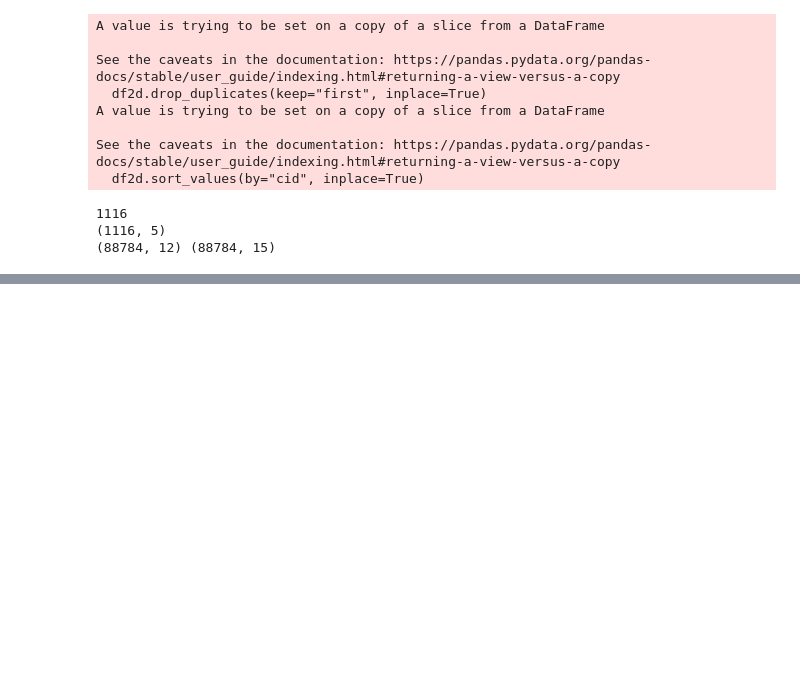
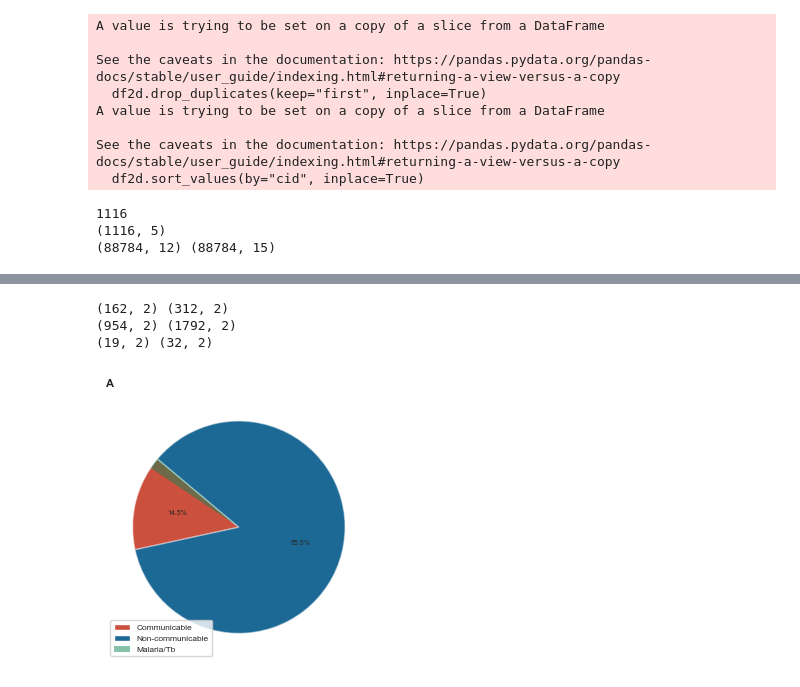
Before and after one commit to ersilia-os/pharmacogx-embeddings, a Jupyter notebook: paper/figure1.ipynb, the cells around one changed output, grey strips where cells are left out. Drawn from its saved outputs; the diff is of its cells as text; code cells hidden in the pictures; blank space fills up the shorter version.

```diff
--- a/paper/figure1.ipynb
+++ b/paper/figure1.ipynb
@@ -161,0 +64,46 @@ plt.boxplot([admevars_counts['frequency'], nonadmevars_counts['frequency']], lab
+# %%
+ncom = df_[df_["is_noncommunicable"]==1]
+com = df_[df_["is_infectious"]==1]
+ncom_counts = ncom['cid'].value_counts().reset_index()
+com_counts = com['cid'].value_counts().reset_index()
+
+drugs = pd.read_csv(os.path.join("data", "curated_drugs_for_gradient.tsv"), sep="\t")
+drugs_notann = list(set([x.lower() for x in drugs["Drug"]])-set(df["chemical"]))
+drugs_ann = df[df["chemical"].isin([x.lower() for x in drugs["Drug"]])]
+drugs_counts = drugs_ann["chemical"].value_counts().reset_index()
+
+# ADD Missing Drugs
+all_com = atc[atc["is_infectious"]==1]["pharmgkb_id"].tolist()
+all_ncom = atc[atc["is_noncommunicable"]==1]["pharmgkb_id"].tolist()
+non_ann_com = list(set(all_com)-set(com_counts["cid"]))
+non_ann_ncom = list(set(all_ncom)-set(ncom_counts["cid"]))
+com_counts_all = pd.concat([com_counts, pd.DataFrame({"cid":non_ann_com, "count":0})])
+ncom_counts_all = pd.concat([ncom_counts, pd.DataFrame({"cid":non_ann_ncom, "count":0})])
+drugs_counts_all = pd.concat([drugs_counts,pd.DataFrame({'chemical': list(drugs_notann), 'count': 0})], ignore_index=True)
+
+print(com_counts.shape, com_counts_all.shape)
+print(ncom_counts.shape, ncom_counts_all.shape)
+print(drugs_counts.shape, drugs_counts_all.shape)
+# %% [output]
+(162, 2) (312, 2)
+(954, 2) (1792, 2)
+(19, 2) (32, 2)
+# %%
+com_drugs = list(set(com["chemical"]))
+ncom_drugs = list(set(ncom["chemical"]))
+
+fig, axs = st.create_figure(1,1)
+ax = axs.next()
+sizes = [len(com_drugs), len(ncom_drugs)]
+labels=["Communicable", "Non-communicable"],
+ax.pie(sizes, labels=["", ""], colors=[red,blue], autopct='%1.1f%%', startangle=140)
+
+subset_size = 32-len(drugs_notann)
+sizes_overlay = [subset_size, len(com_drugs) - subset_size, len(ncom_drugs)]
+overlay_colors = [green, red, blue]
+ax.pie(sizes_overlay, colors=overlay_colors, startangle=140, labels=["", "", ""], wedgeprops=dict(edgecolor='none', alpha=0.5))
+ax.legend(["Communicable", "Non-communicable", "Malaria/Tb"], loc="lower left")
+
+st.label(ax, title="", xlabel="", ylabel="", abc="A")
+# %% [output]
+[figure, added]
```
Also changed, not shown: parts of 28 cells of this notebook, 5 other files.
